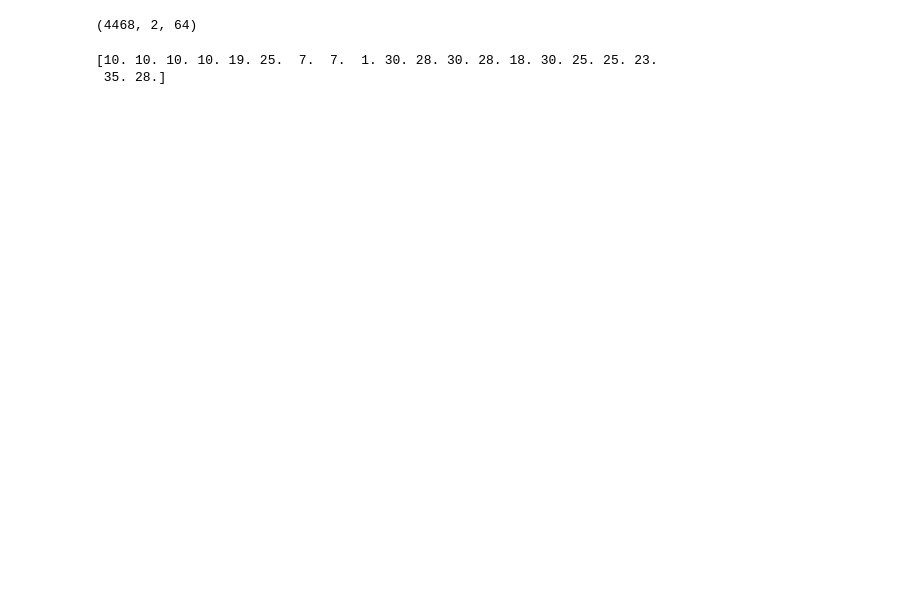
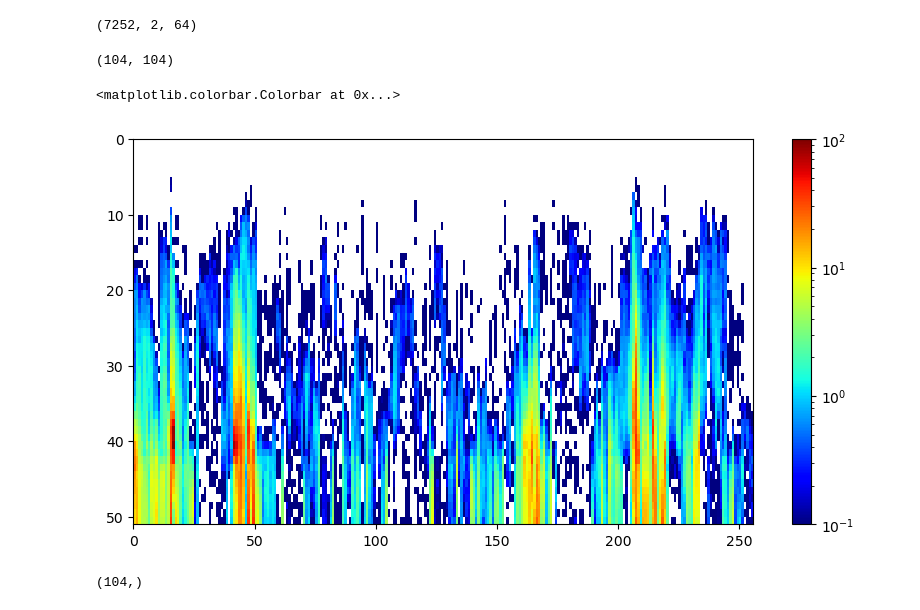
Before and after one commit to mirgrecu/PMMCCST, a Jupyter notebook: readCMB_Subset_PCA.ipynb, the cells around one changed output. Cells and saved outputs as stored; diff of their text form; code cells hidden in the pictures; blank space fills up the shorter version.

```diff
--- a/readCMB_Subset_PCA.ipynb
+++ b/readCMB_Subset_PCA.ipynb
@@ -189,7 +186,7 @@ print(precip_dm.shape)
 from sklearn.decomposition import PCA
 from sklearn.cluster import KMeans
 
-nc=36
+nc=49
 
 kmeans=KMeans(n_clusters=nc)
 
@@ -201,14 +198,18 @@ centroidsL=kmeans.cluster_centers_
 
 for i in range(nc):
     a=np.nonzero(kmeans.labels_==i)
-    covL.append(np.cov(precip_dm[a[0],:,-52:].reshape(-1,52).T))
+    covL.append(np.cov(precip_dm[a[0],:,-52:].reshape(-1,104).T))
 
 T=np.zeros((nc,nc))
 for i,label in enumerate(kmeans.labels_[:-1]):
     label1=kmeans.labels_[i+1]
     T[label,label1]+=1
 # %% [output]
-(4468, 2, 64)
+(7252, 2, 64)
+# %%
+print(covL[0].shape)
+# %% [output]
+(104, 104)
 # %%
 for i in range(nc):
     T[i,:]=T[i,:]/np.sum(T[i,:])
@@ -225,10 +226,63 @@ def sample_markov(T,init_state,n):
         state=np.random.choice(nstates,p=T[state,:])
     return states
 
-states=sample_markov(T,10,20)
-print(states)
+states=sample_markov(T,10,256)
+#print(states)
 
 #https://juanitorduz.github.io/
-# %% [output]
-[10. 10. 10. 10. 19. 25.  7.  7.  1. 30. 28. 30. 28. 18. 30. 25. 25. 23.
- 35. 28.]
+# %%
+precipL=[]
+from scipy.linalg import cholesky
+def sample_gaussian(mu,cov,n):
+    L=cholesky(cov)
+    nvar=len(mu)
+    x=np.random.normal(size=(nvar,n))
+    return mu+np.dot(L,x)
+
+def sample_gaussian_1d(mu,cov):
+    nvar=len(mu)
+    L=cholesky(cov+1e-3*np.eye(nvar))
+    x=np.random.normal(size=(nvar,1))
+    #print(x.shape)
+    #print(mu.shape)
+    #print('chol.shape',L.shape)
+    #print(np.dot(L,x).shape)
+    return (mu+np.dot(L,x)[:,0])
+
+#U, S, Vt = np.linalg.svd(Sigma)
+x_last=np.random.normal(size=(104,1))
+def sample_gaussian_svd_1d(mu,cov):
+    nvar=len(mu)
+    U, S, Vt = np.linalg.svd(cov, full_matrices=True)
+    x=0.85*np.random.normal(size=(nvar,1))+0.25*x_last
+    threshold = 0.01
+    S_filtered = np.where(S > threshold, S, 0)
+    #print(x.shape)
+    #print(mu.shape)
+    #print('chol.shape',L.shape)
+    #print(np.dot(L,x).shape)
+    return (mu+x.T @ np.sqrt(np.diag(S_filtered)) @ Vt)[0,:], x
+
+for istate in states:
+    #precip_dm_sample=np.random.multivariate_normal(centroidsL[int(istate)],covL[int(istate)])
+    precip_dm_sample,x_last=sample_gaussian_svd_1d(centroidsL[int(istate)],covL[int(istate)])
+    precip=precip_dm_sample[:52]*pRateL_std[-52:]+pRateL_mean[-52:]
+    precip_nat=10**(precip)-1
+    precip_nat[precip_nat<0.01]=0
+    precipL.append(precip_nat)
+# %%
+plt.figure(figsize=(10,5))
+plt.pcolormesh(np.array(precipL).T,cmap='jet',norm=c.LogNorm(vmin=0.1,vmax=100))
+plt.ylim(51,0)
+plt.colorbar()
+# %% [output]
+<matplotlib.colorbar.Colorbar at 0x...>
+[figure, added]
+# %%
+# implement drawing from a multivariate normal distribution using cholesky decomposition
+
+
+precip_dm1=sample_gaussian_1d(centroidsL[0],covL[0])
+print(precip_dm1.shape)
+# %% [output]
+(104,)
```
Also changed, not shown: parts of 4 cells of this notebook.
